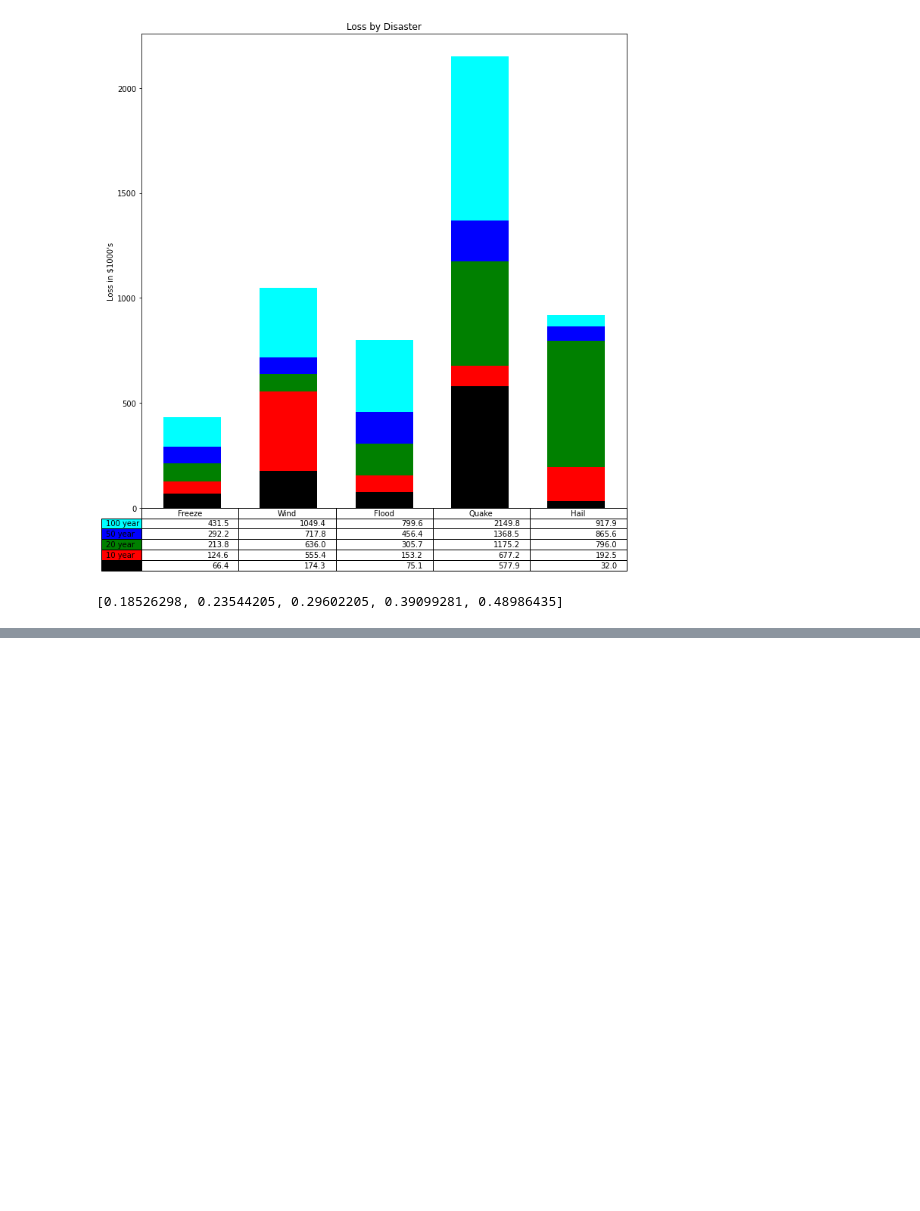
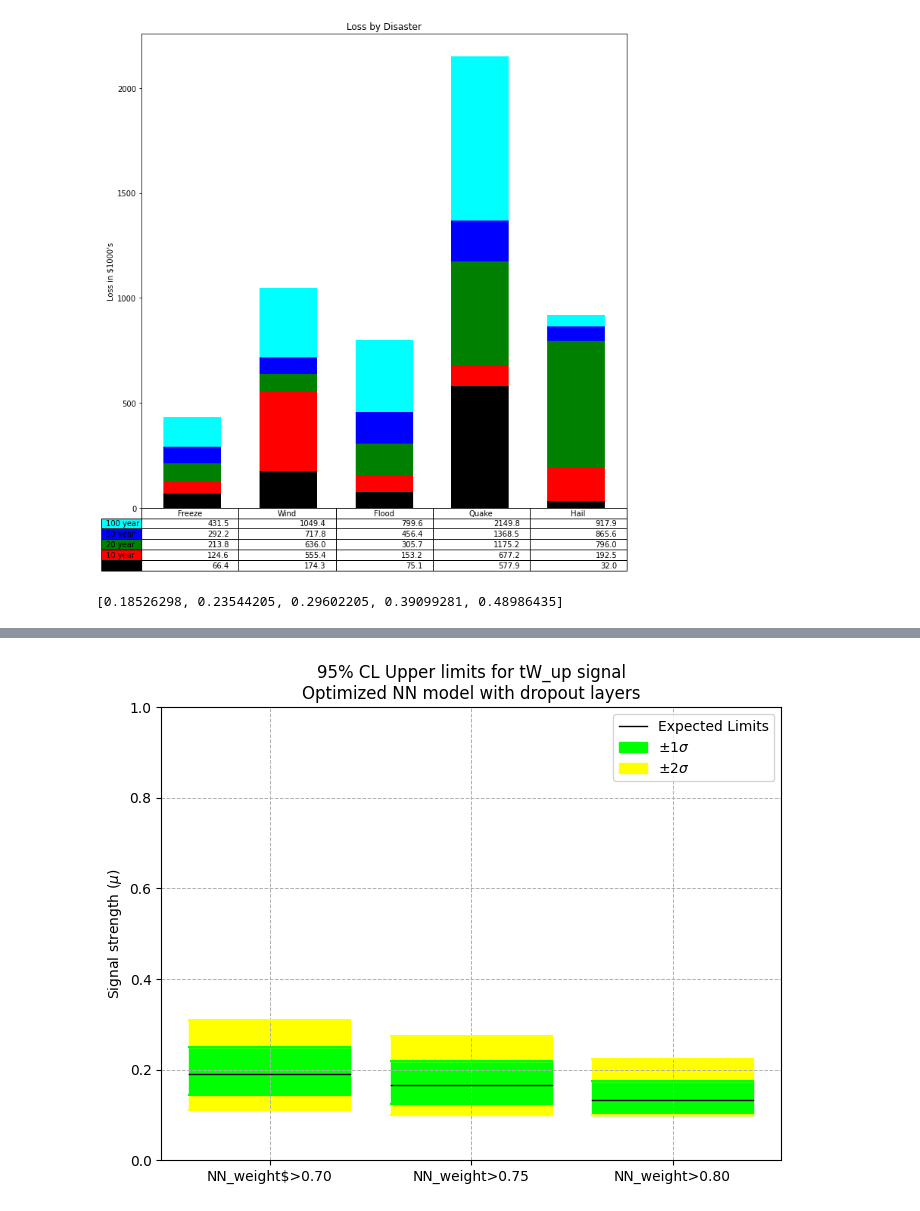
Before and after one commit to mghasemi19/TopFC, a Jupyter notebook: Fit_results/UL_plots.ipynb, the cells around one changed output, grey strips where cells are left out. Cells and saved outputs as stored; diff of their text form; code cells hidden in the pictures; blank space fills up the shorter version.

```diff
--- a/Fit_results/UL_plots.ipynb
+++ b/Fit_results/UL_plots.ipynb
@@ -150,0 +211,7 @@ plt.show()
+# %%
+UL_plots('[array(0.11114868), array(0.14393388), array(0.19067895), array(0.24950321), array(0.31030417)]',
+         '[array(0.1), array(0.12440445), array(0.16694065), array(0.21901415), array(0.27490902)]',
+         '[array(0.1), array(0.1), array(0.13235679), array(0.17459352), array(0.22220566)]',
+         'tW_up', 'NN_weight$>0.70', 'NN_weight>0.75', 'NN_weight>0.80', 'Optimized NN model with dropout layers', [0,1])
+# %% [output]
+[figure, added]
```
Also changed, not shown: parts of 8 cells of this notebook.
